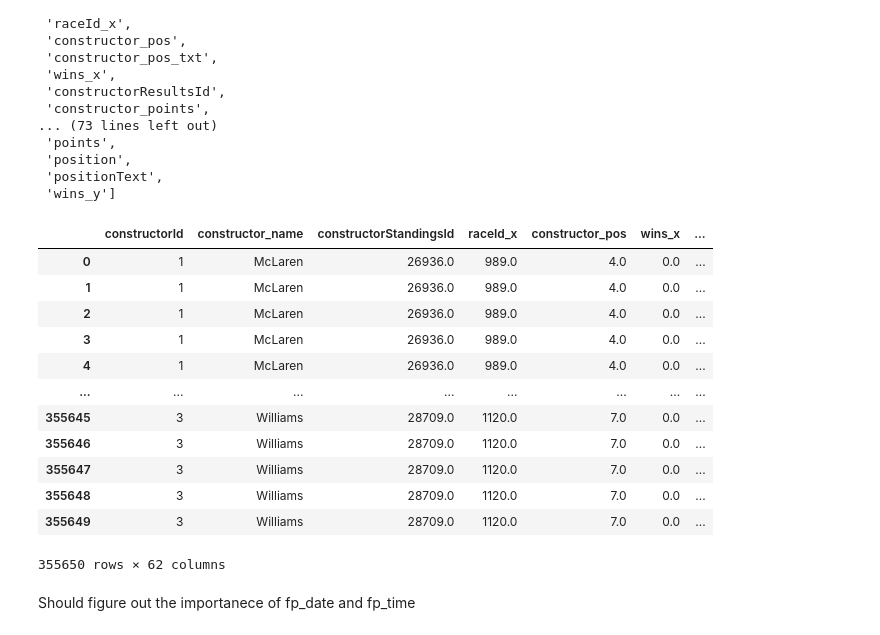
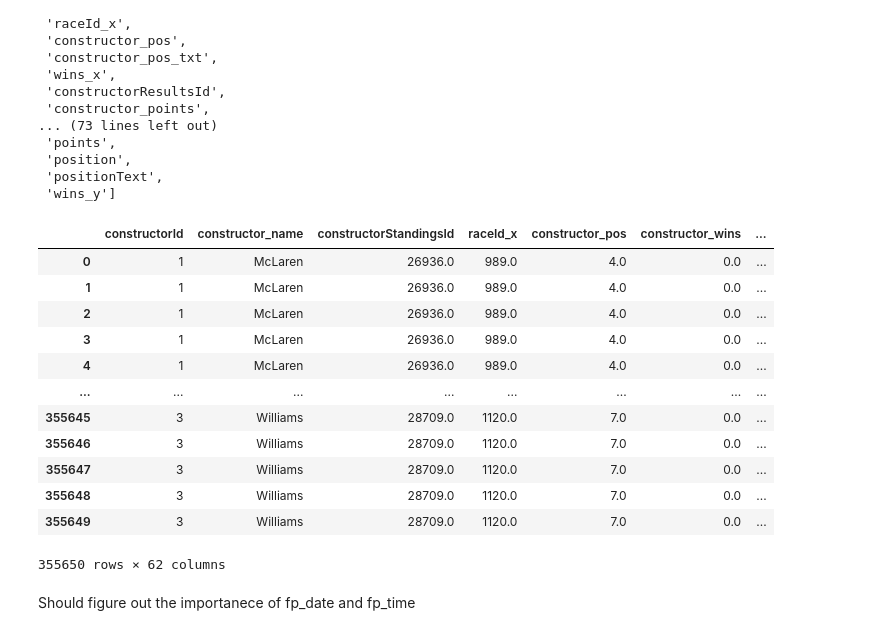
Before and after one commit to Plyrex/COMP3608-Project, a Jupyter notebook: F1_Project.ipynb, the cells around one changed output. Drawn from its saved outputs; the diff is of its cells as text; code cells hidden in the pictures.

```diff
--- a/F1_Project.ipynb
+++ b/F1_Project.ipynb
@@ -499,34 +499,37 @@ final_merged_data.columns.to_list()
 # final_merged_data.drop('url_x', axis='columns', inplace= True)
 final_merged_data.drop('constructorRef', axis='columns', inplace=True)
 final_merged_data.drop('constructor_url', axis='columns', inplace=True)
 final_merged_data.drop('race_url', axis='columns', inplace=True)
 final_merged_data.drop('res_pos_txt', axis='columns', inplace=True)
 final_merged_data.drop('url', axis='columns', inplace=True)
 final_merged_data.drop('dob', axis='columns', inplace=True)
 final_merged_data.drop('constructor_pos_txt', axis='columns', inplace=True)
 final_merged_data.drop('number_x', axis='columns', inplace=True) # I dont think we need driver num
 final_merged_data.drop('Round Number', axis='columns', inplace=True)
 final_merged_data.drop('fp1_time', axis='columns', inplace=True)
 final_merged_data.drop('fp2_time', axis='columns', inplace=True)
 final_merged_data.drop('fp3_time', axis='columns', inplace=True)
 final_merged_data.drop('fp1_date', axis='columns', inplace=True)
 final_merged_data.drop('fp2_date', axis='columns', inplace=True)
 final_merged_data.drop('fp3_date', axis='columns', inplace=True)
 final_merged_data.drop('sprint_date', axis='columns', inplace=True)
 final_merged_data.drop('sprint_time', axis='columns', inplace=True)
 final_merged_data.drop('quali_time', axis='columns', inplace=True)
 final_merged_data.drop('quali_date', axis='columns', inplace=True)
 final_merged_data.drop('nationality_x', axis='columns', inplace=True)
 final_merged_data.drop('nationality_y', axis='columns', inplace=True)
 final_merged_data.drop('Nationality', axis='columns', inplace=True)
 final_merged_data.drop('number_y', axis='columns', inplace=True)
 final_merged_data.drop('positionText', axis='columns', inplace=True)
 final_merged_data.drop('Decade', axis='columns', inplace=True)
 final_merged_data.drop('Year', axis='columns', inplace=True) # can choose to keep a year but we have date as well
 final_merged_data.drop('year', axis='columns', inplace=True)
+final_merged_data = final_merged_data.rename(columns={"wins_x":"constructor_wins", "wins_y":"driver_wins"})
+
+# final_merged_data = final_merged_data.drop_duplicates() # there are no duplpicates in the data
 final_merged_data
 # %% [output]
-|  | constructorId | constructor_name | constructorStandingsId | raceId_x | constructor_pos | wins_x | ... |
+|  | constructorId | constructor_name | constructorStandingsId | raceId_x | constructor_pos | constructor_wins | ... |
 | 0 | 1 | McLaren | 26936.0 | 989.0 | 4.0 | 0.0 | ... |
 | 1 | 1 | McLaren | 26936.0 | 989.0 | 4.0 | 0.0 | ... |
 | 2 | 1 | McLaren | 26936.0 | 989.0 | 4.0 | 0.0 | ... |
```
Also changed, not shown: parts of 1 cell of this notebook, 3 other files.
